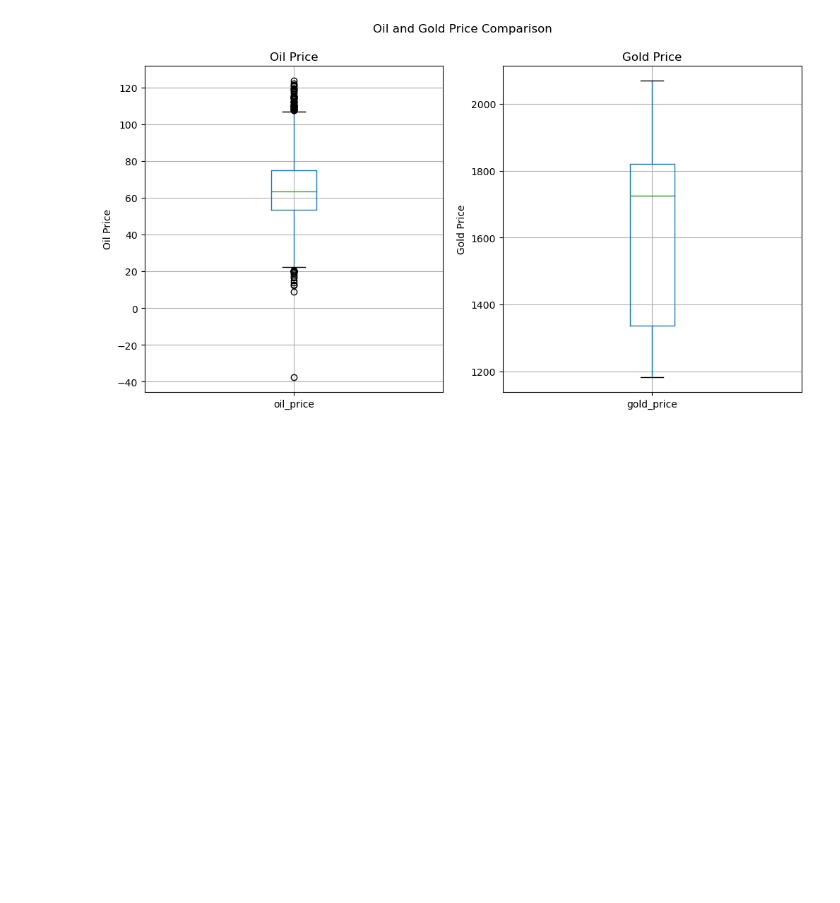
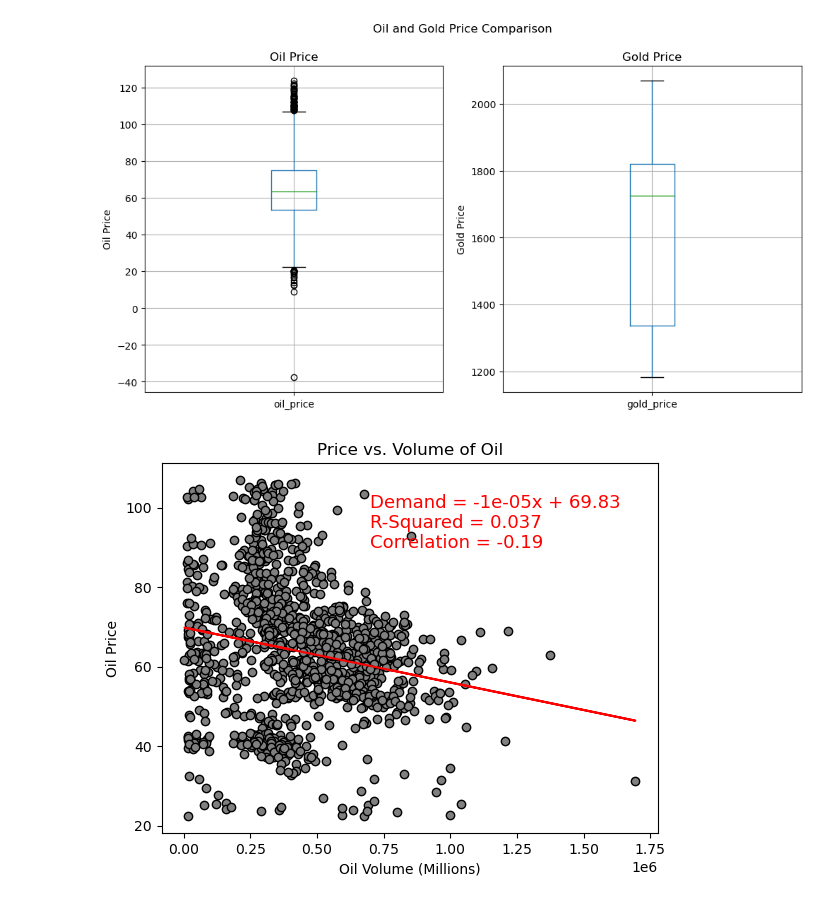
Before and after one commit to gbarn777/project-one, a Jupyter notebook: project1_v3.ipynb, the cells around one changed output. Drawn from its saved outputs; the diff is of its cells as text; code cells hidden in the pictures; blank space fills up the shorter version.

```diff
--- a/project1_v3.ipynb
+++ b/project1_v3.ipynb
@@ -261,3 +261,35 @@ fig.suptitle("Oil and Gold Price Comparison")
 plt.savefig("Output/Gold_Oil_Boxplots.png")
 # %% [output]
 [figure]
+# %%
+oil_price = clean_oil_gold_df['oil_price']
+quartiles = oil_price.quantile([.25,.5,.75])
+lowerq = quartiles[0.25]
+upperq = quartiles[0.75]
+iqr = upperq-lowerq
+
+lower_bound = lowerq - (1.5*iqr)
+upper_bound = upperq + (1.5*iqr)
+
+nooutlier_oil = clean_oil_gold_df[(clean_oil_gold_df['oil_price']>lower_bound) & (clean_oil_gold_df['oil_price']<upper_bound)]
+# %%
+#################
+x_values = nooutlier_oil["oil_volume"]
+y_values = nooutlier_oil["oil_price"]
+correlation = "Correlation = " + str(round(st.pearsonr(x_values,y_values)[0],2))
+(slope,intercept,rvalue,pvalue,stderr) = st.linregress(x_values,y_values)
+regression_values = x_values*slope +intercept
+Regression_Line = "Demand = " + str(round(slope,5)) + "x + " + str(round(intercept,2))
+R_Squared = "R-Squared = " + str(round(rvalue**2,3))
+plt.scatter(x_values,y_values,edgecolors="black", c="grey")
+plt.plot(x_values,regression_values,color = "red",alpha=1)
+plt.annotate(Regression_Line,(700000,100),fontsize=13,color="red")
+plt.annotate(R_Squared,(700000,95),fontsize=13,color="red")
+
+plt.annotate(correlation,(700000,90),fontsize=13,color="red")
+plt.xlabel("Oil Volume (Millions)")
+plt.ylabel("Oil Price")
+plt.title("Price vs. Volume of Oil")
+plt.savefig("Output/Price_vs._Volume_Oil_Clean.png")
+# %% [output]
+[figure, added]
```
Also changed, not shown: 1 other file.
